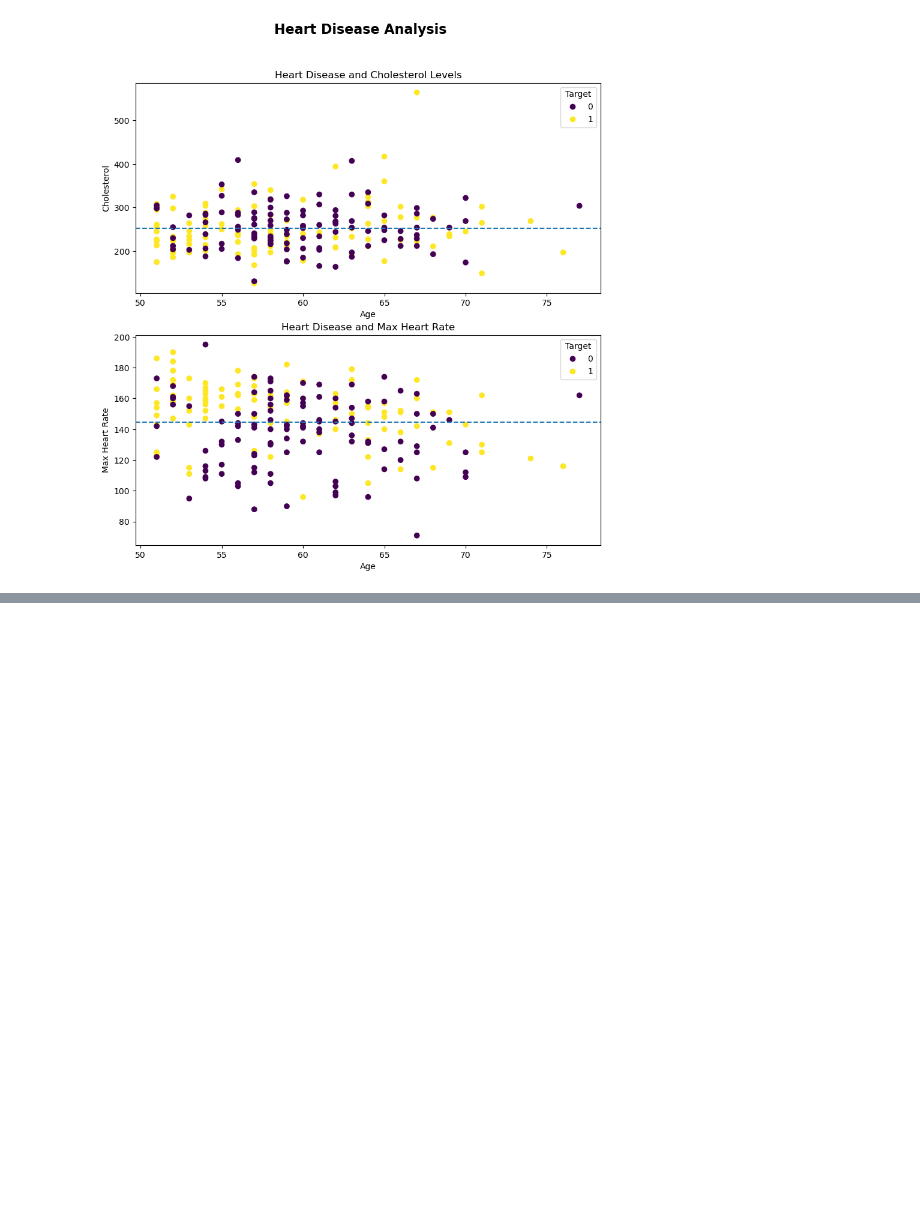
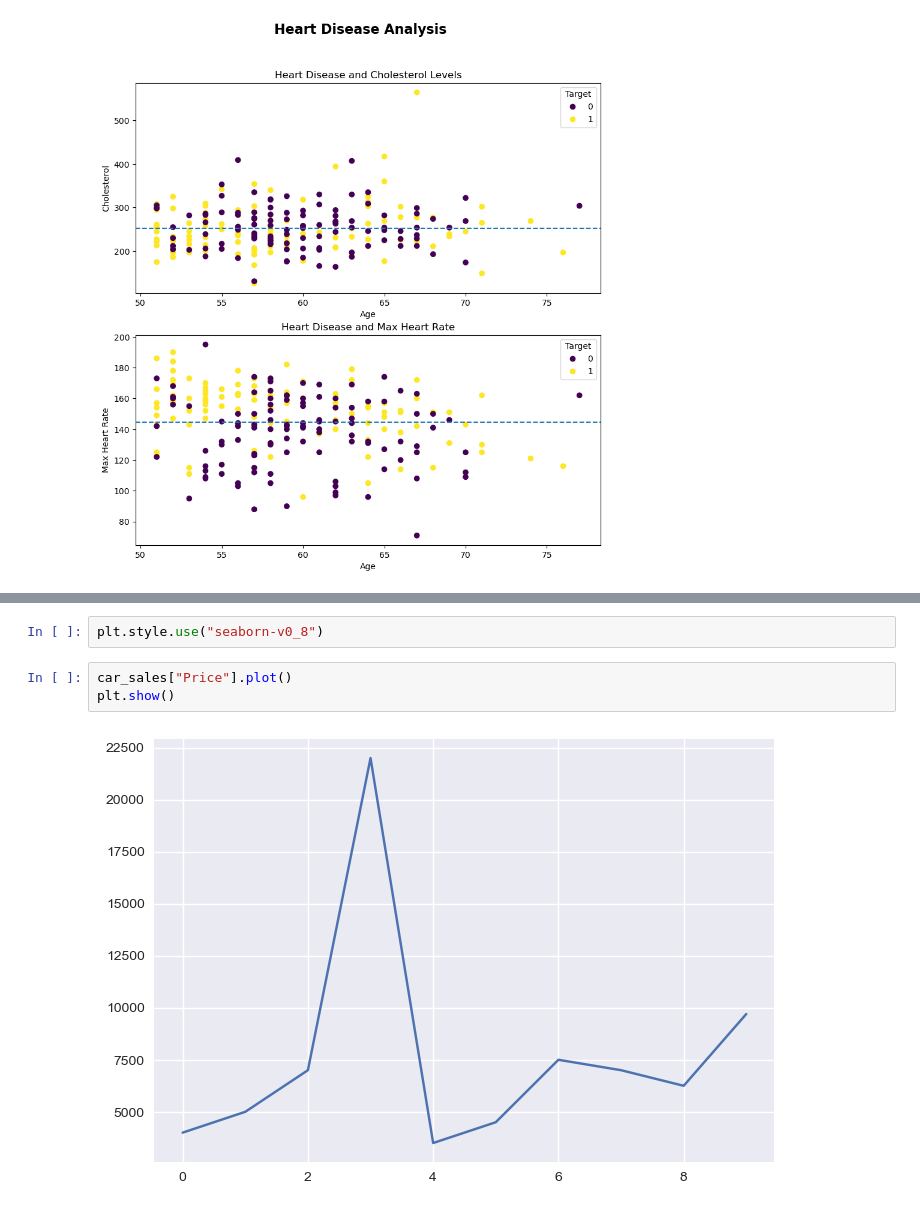
Before and after one commit to Combatd/complete_MLDataScience_bootcamp, a Jupyter notebook: introduction-to-matplotlib.ipynb, the cells around one changed output, grey strips where cells are left out. Cells and saved outputs as stored; diff of their text form; blank space fills up the shorter version.

```diff
--- a/introduction-to-matplotlib.ipynb
+++ b/introduction-to-matplotlib.ipynb
@@ -498,0 +533,7 @@ plt.show()
+# %%
+plt.style.use("seaborn-v0_8")
+# %%
+car_sales["Price"].plot()
+plt.show()
+# %% [output]
+[figure, added]
```
Also changed, not shown: parts of 11 cells of this notebook.
